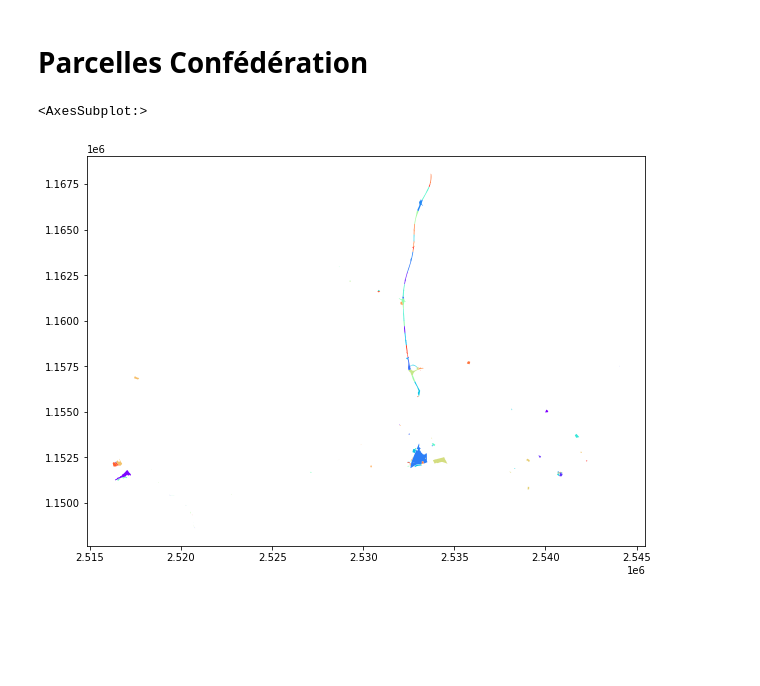
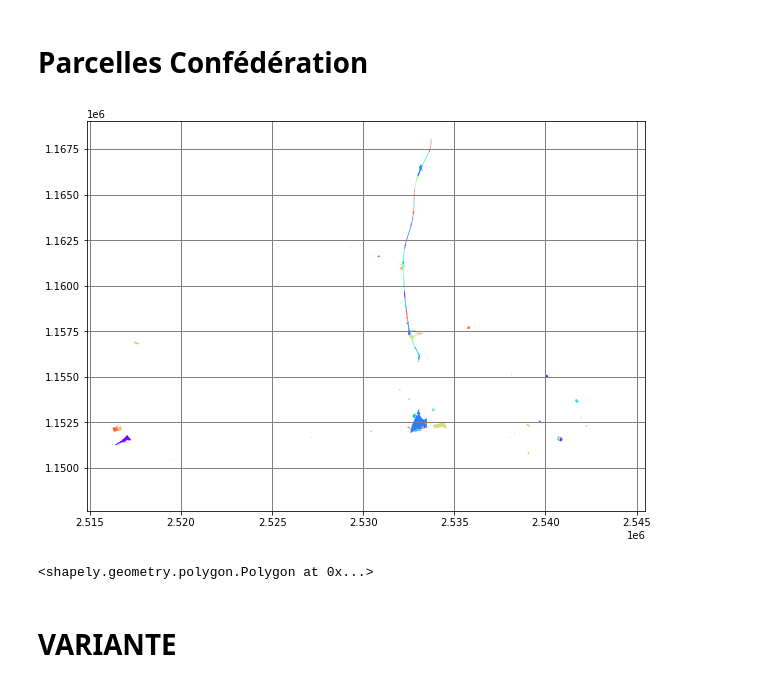
Before and after one commit to gowitz/goulet, a Jupyter notebook: notebook/goulet.ipynb, the cells around one changed output. Drawn from its saved outputs; the diff is of its cells as text; code cells hidden in the pictures; blank space fills up the shorter version.

Commit message:
add geometries to parcelles

```diff
--- a/notebook/goulet.ipynb
+++ b/notebook/goulet.ipynb
@@ -181,8 +159,16 @@ parcelles_conf_pot_id = parcelles_conf_pot['IDEX2000']
 listToStr = ', '.join([str(elem) for elem in parcelles_conf_pot])
 # %%
 parcelles_conf_pot = parcelles[parcelles['IDEX2000'].isin(parcelles_conf_pot_id)]
-# %%
-parcelles_conf_pot.plot(figsize=(10,10), cmap='rainbow')
-# %% [output]
-<AxesSubplot:>
-[figure, removed]
+# %%
+fig, ax = plt.subplots(figsize=(10,10))
+parcelles_conf_pot.plot(ax=ax, cmap='rainbow')
+plt.grid(color='grey', linestyle='-', linewidth=1)
+# %% [output]
+[figure, added]
+# %%
+
+parcelles_conf_pot.loc[5008].geometry
+# %% [output]
+<shapely.geometry.polygon.Polygon at 0x...>
+# %% [markdown]
+# VARIANTE #
```
Also changed, not shown: parts of 10 cells of this notebook, 1 other file.
